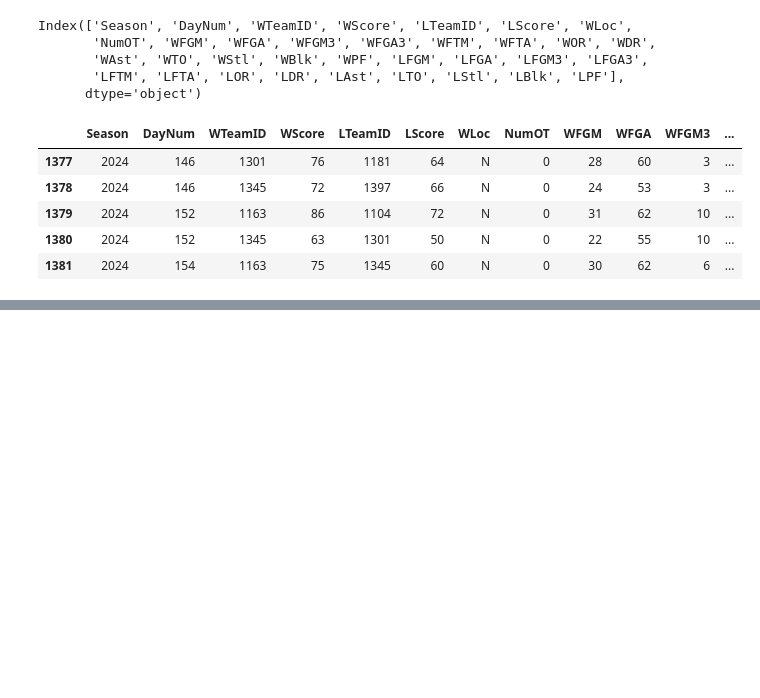
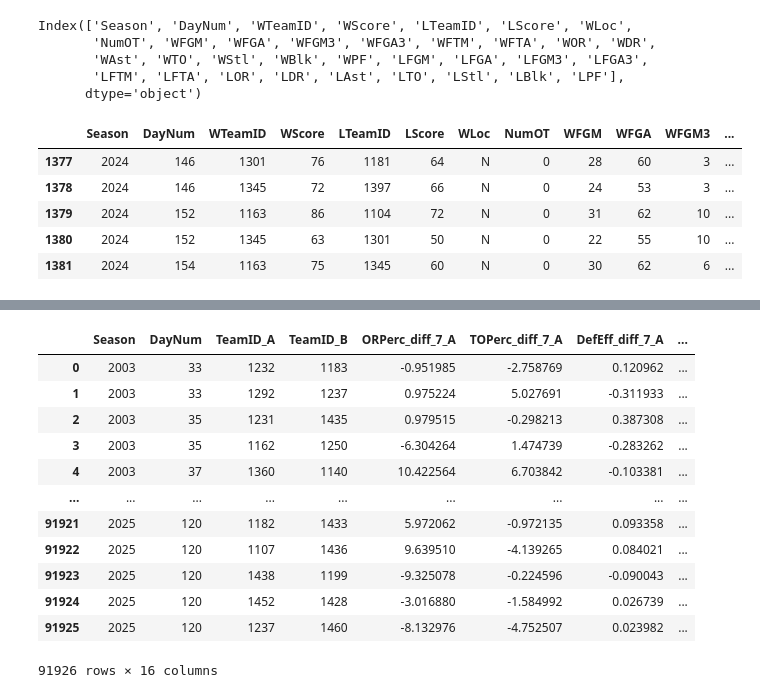
Before and after one commit to sidthakur08/mm-2025, a Jupyter notebook: explore.ipynb, the cells around one changed output, grey strips where cells are left out. Cells and saved outputs as stored; diff of their text form; code cells hidden in the pictures; blank space fills up the shorter version.

```diff
--- a/explore.ipynb
+++ b/explore.ipynb
@@ -189,0 +332,16 @@ new_detailed_reg['DR_diff'] = new_detailed_reg['DR_A'] - new_detailed_reg['DR_B'
+# %%
+df_final
+# %% [output]
+|  | Season | DayNum | TeamID_A | TeamID_B | ORPerc_diff_7_A | TOPerc_diff_7_A | DefEff_diff_7_A | ... |
+| 0 | 2003 | 33 | 1232 | 1183 | -0.951985 | -2.758769 | 0.120962 | ... |
+| 1 | 2003 | 33 | 1292 | 1237 | 0.975224 | 5.027691 | -0.311933 | ... |
+| 2 | 2003 | 35 | 1231 | 1435 | 0.979515 | -0.298213 | 0.387308 | ... |
+| 3 | 2003 | 35 | 1162 | 1250 | -6.304264 | 1.474739 | -0.283262 | ... |
+| 4 | 2003 | 37 | 1360 | 1140 | 10.422564 | 6.703842 | -0.103381 | ... |
+| ... | ... | ... | ... | ... | ... | ... | ... | ... |
+| 91921 | 2025 | 120 | 1182 | 1433 | 5.972062 | -0.972135 | 0.093358 | ... |
+| 91922 | 2025 | 120 | 1107 | 1436 | 9.639510 | -4.139265 | 0.084021 | ... |
+| 91923 | 2025 | 120 | 1438 | 1199 | -9.325078 | -0.224596 | -0.090043 | ... |
+| 91924 | 2025 | 120 | 1452 | 1428 | -3.016880 | -1.584992 | 0.026739 | ... |
+| 91925 | 2025 | 120 | 1237 | 1460 | -8.132976 | -4.752507 | 0.023982 | ... |
+91926 rows × 16 columns
```
Also changed, not shown: parts of 17 cells of this notebook.
